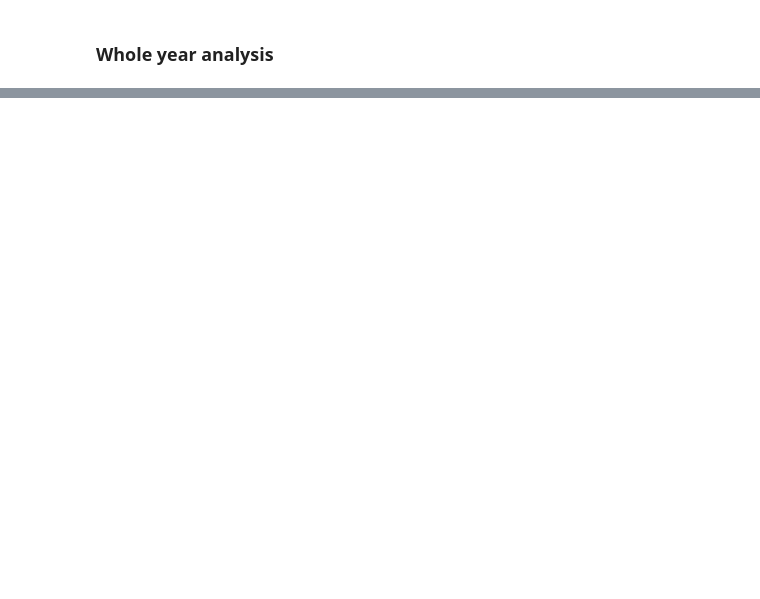
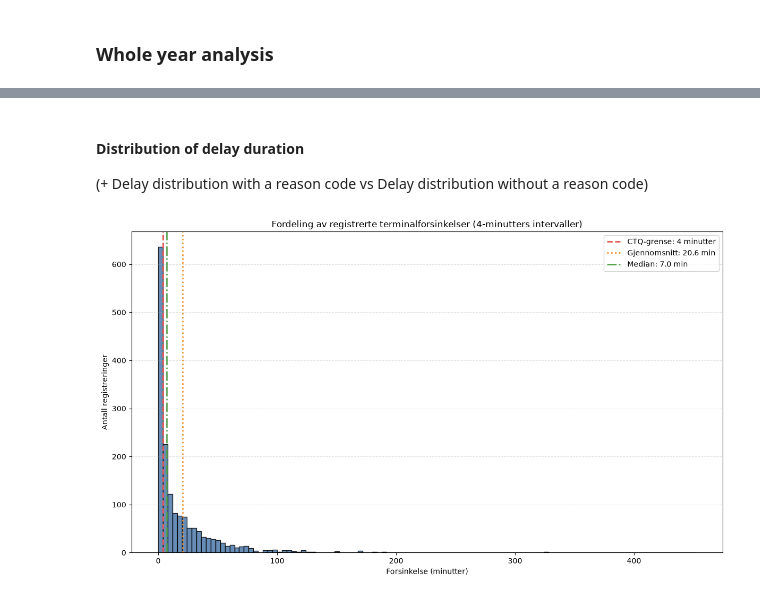
Before and after one commit to KriStrom/masteroppgave26SixSigmaDataanalyse, a Jupyter notebook: 02_analyze_phase/analysis.ipynb, the cells around one changed output, grey strips where cells are left out. Cells and saved outputs as stored; diff of their text form; code cells hidden in the pictures; blank space fills up the shorter version.

```diff
--- a/02_analyze_phase/analysis.ipynb
+++ b/02_analyze_phase/analysis.ipynb
@@ -324,0 +578,71 @@ T33      0.1
+# %% [markdown]
+#### Distribution of delay duration
+(+ Delay distribution with a reason code vs Delay distribution without a reason code)
+# %%
+# Distribution of registered delays
+
+bin_width = 4
+
+max_delay = delay_non_negative.max()
+
+bin_edges = range(
+    0,
+    int(max_delay) + bin_width + 1,
+    bin_width
+)
+
+fig, ax = plt.subplots(figsize=(12, 7))
+
+ax.hist(
+    delay_non_negative,
+    bins=bin_edges,
+    color="#4C78A8",
+    edgecolor="black",
+    alpha=0.85
+)
+
+# CTQ limit
+ax.axvline(
+    4,
+    color="#E45756",
+    linestyle="--",
+    linewidth=2,
+    label="CTQ-grense: 4 minutter"
+)
+
+# Reuse statistics calculated in cell 16
+ax.axvline(
+    delay_stats["mean"],
+    color="#F28E2B",
+    linestyle=":",
+    linewidth=2,
+    label=f"Gjennomsnitt: {delay_stats['mean']:.1f} min"
+)
+
+ax.axvline(
+    delay_stats["50%"],
+    color="#59A14F",
+    linestyle="-.",
+    linewidth=2,
+    label=f"Median: {delay_stats['50%']:.1f} min"
+)
+
+ax.set_title(
+    "Fordeling av registrerte terminalforsinkelser "
+    "(4-minutters intervaller)"
+)
+ax.set_xlabel("Forsinkelse (minutter)")
+ax.set_ylabel("Antall registreringer")
+
+ax.grid(
+    axis="y",
+    linestyle="--",
+    alpha=0.4
+)
+
+ax.legend()
+
+plt.tight_layout()
+plt.show()
+# %% [output]
+[figure, added]
```
Also changed, not shown: parts of 20 cells of this notebook.
